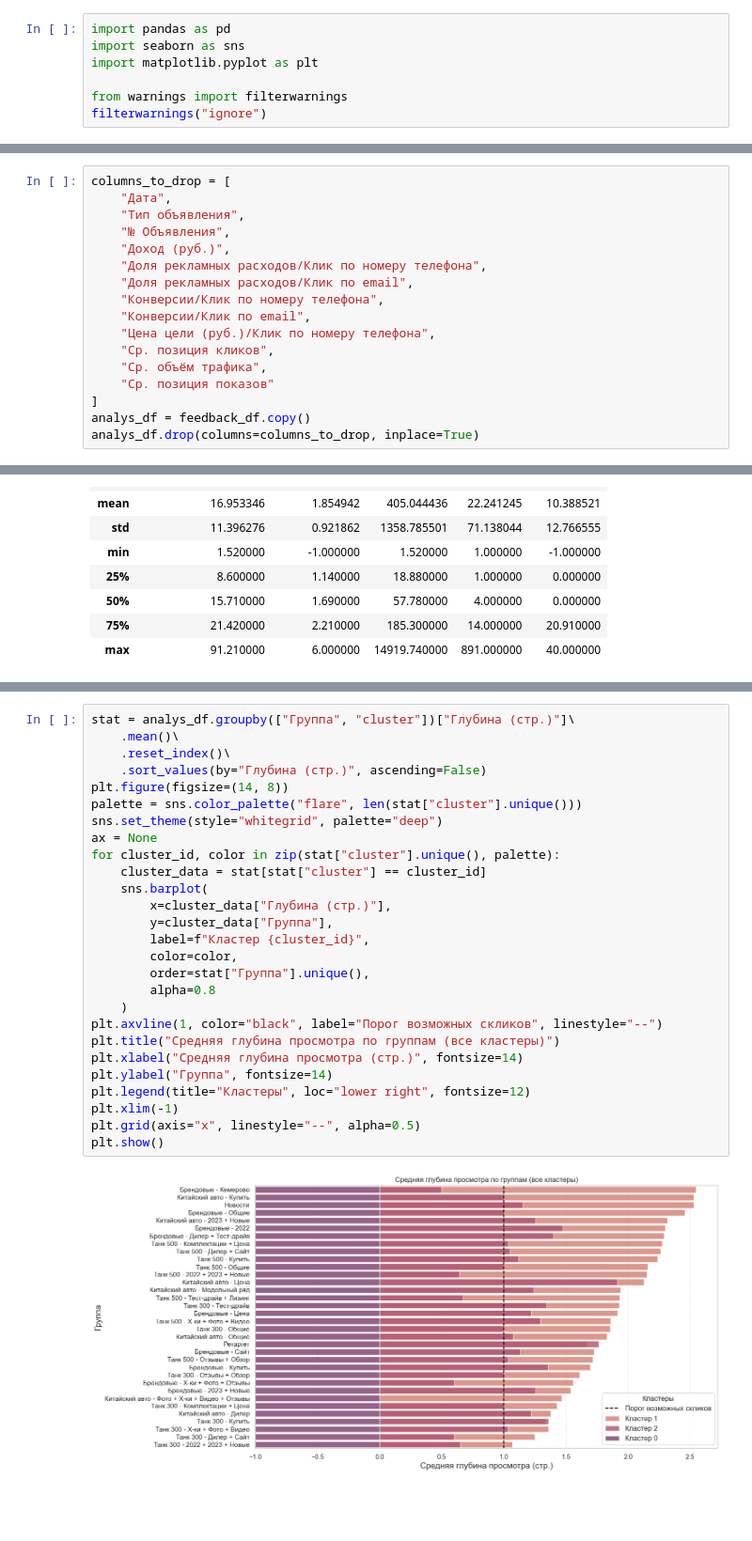
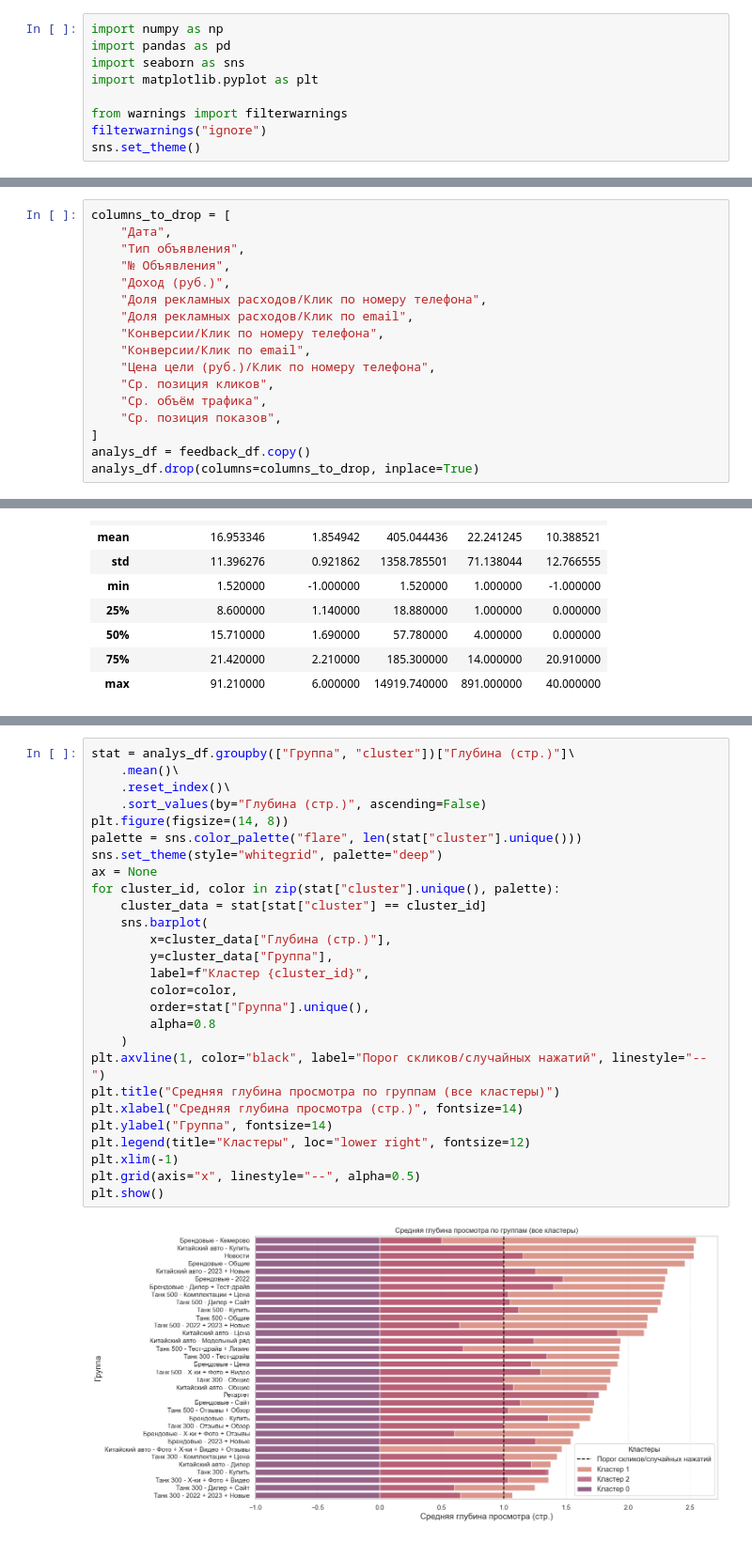
Before and after one commit to neZorinEgor/AdsAnalyzer, a Jupyter notebook: analys/main.ipynb, the cells around one changed output, grey strips where cells are left out. Shown at 94% size. Saved outputs shown, nothing was run; the diff lists cells and outputs as text; blank space fills up the shorter version.

```diff
--- a/analys/main.ipynb
+++ b/analys/main.ipynb
@@ -1,10 +1,12 @@
 # %%
+import numpy as np
 import pandas as pd
 import seaborn as sns
 import matplotlib.pyplot as plt
 
 from warnings import filterwarnings
 filterwarnings("ignore")
+sns.set_theme()
 # %% [markdown]
 # Анализ фидбека РСЯ компании
 # %%
@@ -104,7 +106,7 @@ columns_to_drop = [
     "Цена цели (руб.)/Клик по номеру телефона",
     "Ср. позиция кликов",
     "Ср. объём трафика",
-    "Ср. позиция показов"
+    "Ср. позиция показов",
 ]
 analys_df = feedback_df.copy()
 analys_df.drop(columns=columns_to_drop, inplace=True)
@@ -227,30 +239,30 @@ cluster_1[["Ср. цена клика (руб.)", "Глубина (стр.)", "
 # %%
 stat = analys_df.groupby(["Группа", "cluster"])["Глубина (стр.)"]\
     .mean()\
     .reset_index()\
     .sort_values(by="Глубина (стр.)", ascending=False)
 plt.figure(figsize=(14, 8))
 palette = sns.color_palette("flare", len(stat["cluster"].unique()))
 sns.set_theme(style="whitegrid", palette="deep")
 ax = None
 for cluster_id, color in zip(stat["cluster"].unique(), palette):
     cluster_data = stat[stat["cluster"] == cluster_id]
     sns.barplot(
         x=cluster_data["Глубина (стр.)"],
         y=cluster_data["Группа"],
         label=f"Кластер {cluster_id}",
         color=color,
         order=stat["Группа"].unique(),
         alpha=0.8
     )
-plt.axvline(1, color="black", label="Порог возможных скликов", linestyle="--")
+plt.axvline(1, color="black", label="Порог скликов/случайных нажатий", linestyle="--")
 plt.title("Средняя глубина просмотра по группам (все кластеры)")
 plt.xlabel("Средняя глубина просмотра (стр.)", fontsize=14)
 plt.ylabel("Группа", fontsize=14)
 plt.legend(title="Кластеры", loc="lower right", fontsize=12)
 plt.xlim(-1)
 plt.grid(axis="x", linestyle="--", alpha=0.5)
 plt.show()
 # %% [output]
-[figure, old version]
+[figure, new version]
 # %%
```
Also changed, not shown: parts of 16 cells of this notebook, 2 other files.
